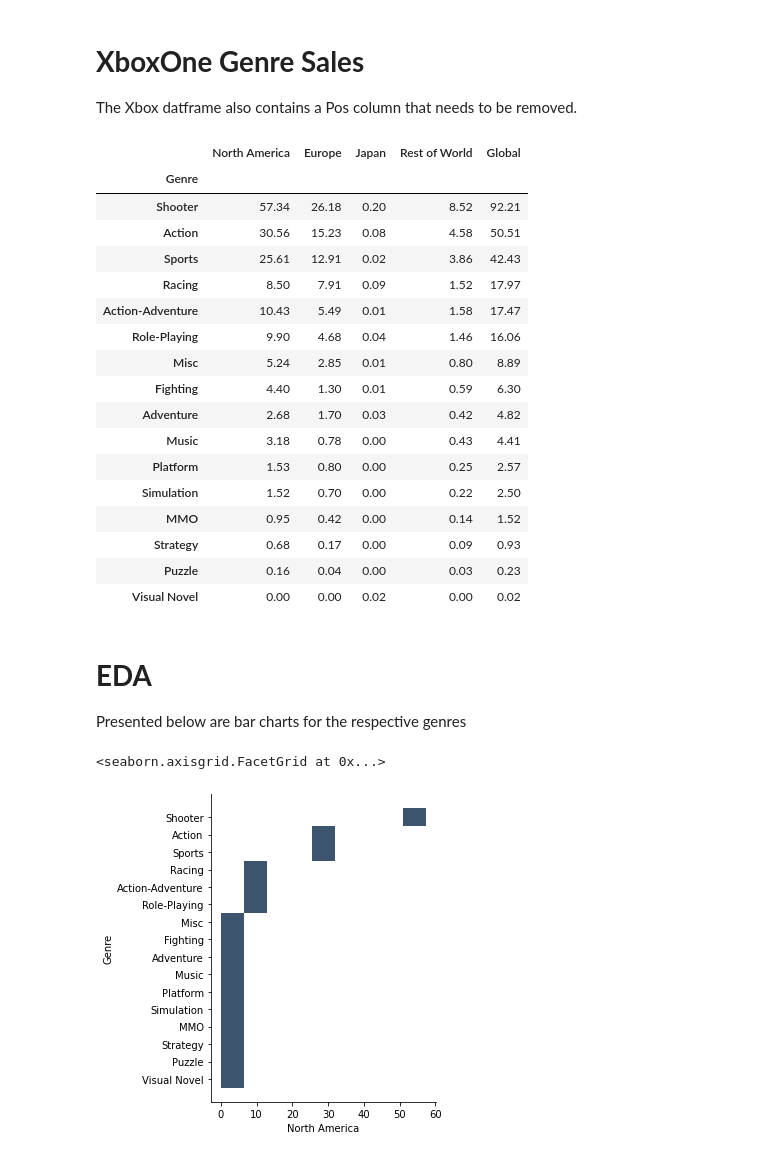
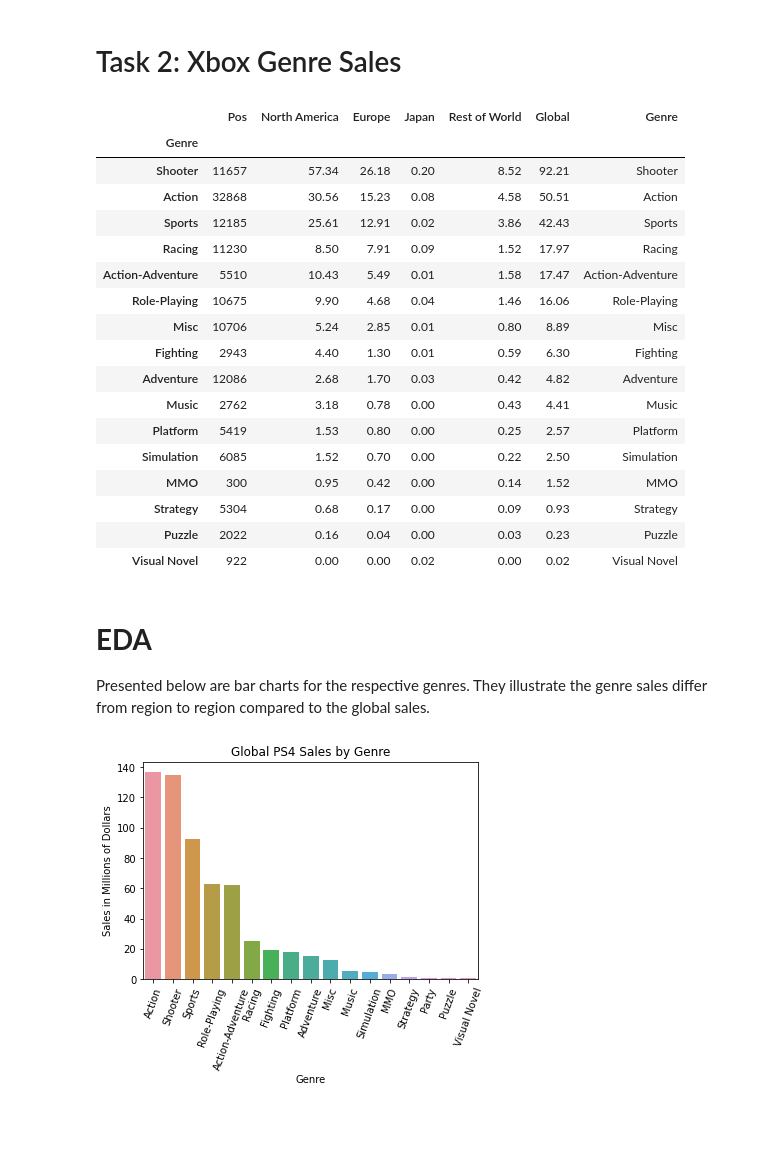
Before and after one commit to data301-2021-summer2/project-group12-project, a Jupyter notebook: data/processed/Connor_data_1.ipynb, the cells around one changed output. Drawn from its saved outputs; the diff is of its cells as text; code cells hidden in the pictures; blank space fills up the shorter version.

```diff
--- a/data/processed/Connor_data_1.ipynb
+++ b/data/processed/Connor_data_1.ipynb
@@ -15,4 +79,15 @@ import project_functions
 Pdf = project_functions.genre_sales("/Users/Connor/Desktop/Skool/COSC301/Project/project-group12-project/data/raw/PS4_GamesSales.csv")
 
 Pdf
+
+df1 = Pdf.groupby('Genre').count
+b = Pdf.groupby(['Genre'])
+b = list(b.groups.keys())
+
+order = [0, 12, 14, 11, 1, 10, 3, 8, 2, 5, 6, 13, 4, 15, 7, 9, 16]
+b = [b[i] for i in order]
+
+Pdf['Genre'] = b
+
+Pdf
 # %% [output]
@@ -38,36 +113,45 @@ Pdf
 # %% [markdown]
-# **XboxOne Genre Sales**
-
-The Xbox datframe also contains a Pos column that needs to be removed.
+# Task 2: Xbox Genre Sales
 # %%
 Xdf = project_functions.genre_sales("/Users/Connor/Desktop/Skool/COSC301/Project/project-group12-project/data/raw/XboxOne_GameSales.csv")
 
-Xdf.drop(columns = 'Pos')
+df2 = Xdf.groupby('Genre').count
+c = Xdf.groupby(['Genre'])
+c = list(c.groups.keys())
+
+order = [11, 0, 13, 9, 1, 10, 5, 3, 2, 6, 7, 12, 4, 14, 8, 15]
+c = [c[i] for i in order]
+
+Xdf['Genre'] = c
+
+Xdf
 # %% [output]
-|  | North America | Europe | Japan | Rest of World | Global |
-| Genre |  |  |  |  |  |
-| Shooter | 57.34 | 26.18 | 0.20 | 8.52 | 92.21 |
-| Action | 30.56 | 15.23 | 0.08 | 4.58 | 50.51 |
-| Sports | 25.61 | 12.91 | 0.02 | 3.86 | 42.43 |
-| Racing | 8.50 | 7.91 | 0.09 | 1.52 | 17.97 |
-| Action-Adventure | 10.43 | 5.49 | 0.01 | 1.58 | 17.47 |
-| Role-Playing | 9.90 | 4.68 | 0.04 | 1.46 | 16.06 |
-| Misc | 5.24 | 2.85 | 0.01 | 0.80 | 8.89 |
-| Fighting | 4.40 | 1.30 | 0.01 | 0.59 | 6.30 |
-| Adventure | 2.68 | 1.70 | 0.03 | 0.42 | 4.82 |
-| Music | 3.18 | 0.78 | 0.00 | 0.43 | 4.41 |
-| Platform | 1.53 | 0.80 | 0.00 | 0.25 | 2.57 |
-| Simulation | 1.52 | 0.70 | 0.00 | 0.22 | 2.50 |
-| MMO | 0.95 | 0.42 | 0.00 | 0.14 | 1.52 |
-| Strategy | 0.68 | 0.17 | 0.00 | 0.09 | 0.93 |
-| Puzzle | 0.16 | 0.04 | 0.00 | 0.03 | 0.23 |
-| Visual Novel | 0.00 | 0.00 | 0.02 | 0.00 | 0.02 |
+|  | Pos | North America | Europe | Japan | Rest of World | Global | Genre |
+| Genre |  |  |  |  |  |  |  |
+| Shooter | 11657 | 57.34 | 26.18 | 0.20 | 8.52 | 92.21 | Shooter |
+| Action | 32868 | 30.56 | 15.23 | 0.08 | 4.58 | 50.51 | Action |
+| Sports | 12185 | 25.61 | 12.91 | 0.02 | 3.86 | 42.43 | Sports |
+| Racing | 11230 | 8.50 | 7.91 | 0.09 | 1.52 | 17.97 | Racing |
+| Action-Adventure | 5510 | 10.43 | 5.49 | 0.01 | 1.58 | 17.47 | Action-Adventure |
+| Role-Playing | 10675 | 9.90 | 4.68 | 0.04 | 1.46 | 16.06 | Role-Playing |
+| Misc | 10706 | 5.24 | 2.85 | 0.01 | 0.80 | 8.89 | Misc |
+| Fighting | 2943 | 4.40 | 1.30 | 0.01 | 0.59 | 6.30 | Fighting |
+| Adventure | 12086 | 2.68 | 1.70 | 0.03 | 0.42 | 4.82 | Adventure |
+| Music | 2762 | 3.18 | 0.78 | 0.00 | 0.43 | 4.41 | Music |
+| Platform | 5419 | 1.53 | 0.80 | 0.00 | 0.25 | 2.57 | Platform |
+| Simulation | 6085 | 1.52 | 0.70 | 0.00 | 0.22 | 2.50 | Simulation |
+| MMO | 300 | 0.95 | 0.42 | 0.00 | 0.14 | 1.52 | MMO |
+| Strategy | 5304 | 0.68 | 0.17 | 0.00 | 0.09 | 0.93 | Strategy |
+| Puzzle | 2022 | 0.16 | 0.04 | 0.00 | 0.03 | 0.23 | Puzzle |
+| Visual Novel | 922 | 0.00 | 0.00 | 0.02 | 0.00 | 0.02 | Visual Novel |
 # %% [markdown]
 # **EDA**
 
-Presented below are bar charts for the respective genres
+Presented below are bar charts for the respective genres. They illustrate the genre sales differ from region to region compared to the global sales.
 # %%
-sns.displot(data=Xdf, y='Genre', x='North America')
+PS4glob = sns.barplot(x='Genre', y='Global', data = Pdf)
+PS4glob.set(ylabel = 'Sales in Millions of Dollars', title = 'Global PS4 Sales by Genre')
+for item in PS4glob.get_xticklabels():
+    item.set_rotation(70)
 # %% [output]
-<seaborn.axisgrid.FacetGrid at 0x...>
-[figure, old version]
+[figure, new version]
```
Also changed, not shown: parts of 20 cells of this notebook.
